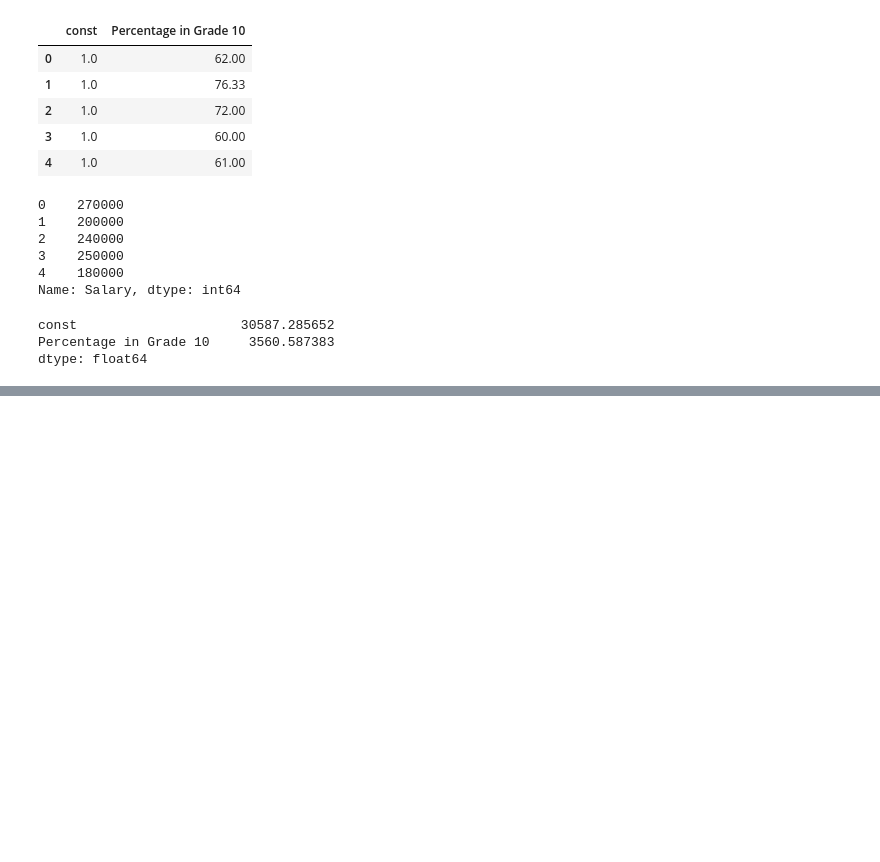
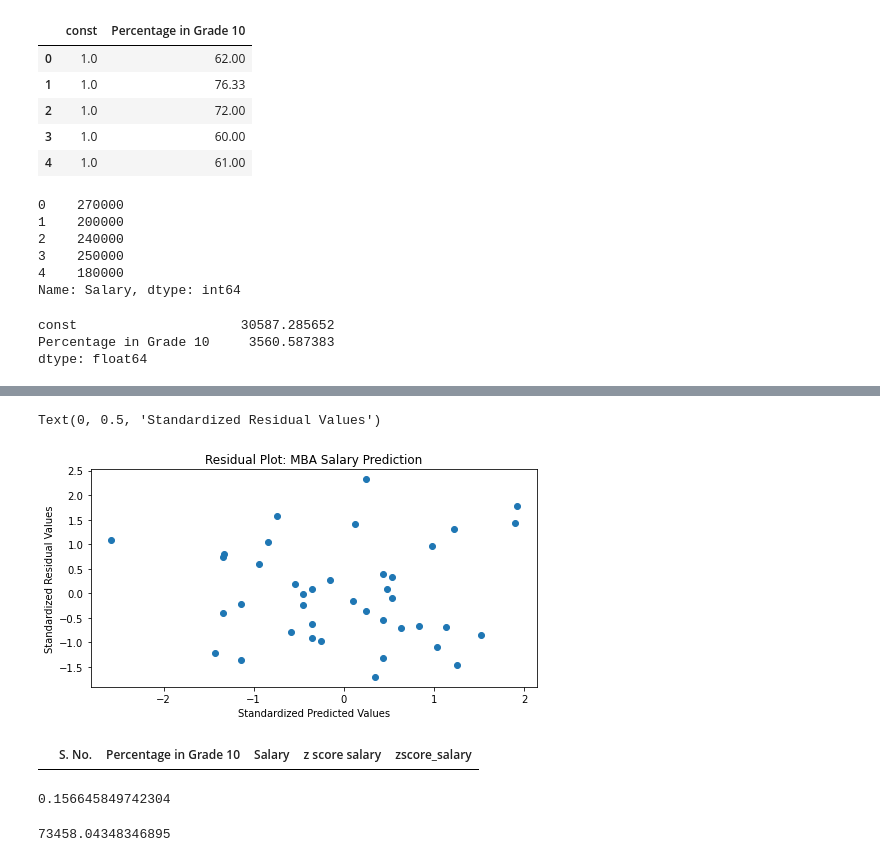
Before and after one commit to MihirD97/MLUsingPython, a Jupyter notebook: chap4_linear_regression.ipynb, the cells around one changed output, grey strips where cells are left out. Cells and saved outputs as stored; diff of their text form; code cells hidden in the pictures; blank space fills up the shorter version.

Commit message:
Update for Model analysis and prediction

```diff
--- a/chap4_linear_regression.ipynb
+++ b/chap4_linear_regression.ipynb
@@ -65,0 +76,17 @@ dtype: float64
+# %%
+#WE can conclude the CDF of residuals is pretty close to CDF of normal dist. SO assumption is valid
+#Now, lets check for homoscedasticity
+
+#first, lets create a func for standardized values
+def get_standardized_values(vals):
+    return (vals-vals.mean())/(vals.std())
+
+#Now lets plot stand. values of residuals vs stand. values of fitted values
+
+plt.scatter(get_standardized_values(mba_salary_lm.fittedvalues), get_standardized_values(mba_df_resid))
+plt.title("Residual Plot: MBA Salary Prediction")
+plt.xlabel('Standardized Predicted Values')
+plt.ylabel('Standardized Residual Values')
+# %% [output]
+Text(0, 0.5, 'Standardized Residual Values')
+[figure, added]
@@ -65,0 +95,11 @@ dtype: float64
+# %%
+#Outlier Analysis
+
+#1 Z-Score
+from scipy.stats import zscore
+mba_df['zscore_salary'] = zscore(mba_df.Salary)
+
+#Z score of more than 3 is considered outlier
+mba_df[(mba_df.zscore_salary > 3.0) | (mba_df.zscore_salary < -3.0)]
+# %% [output]
+|  | S. No. | Percentage in Grade 10 | Salary | z score salary | zscore_salary |
@@ -65,0 +113,13 @@ dtype: float64
+# %%
+#Now lets find error in pred
+#Findinf Root Mean Squared Error RMSE
+
+from sklearn.metrics import r2_score, mean_squared_error
+np.abs(r2_score(test_Y, pred_Y))
+# %% [output]
+0.156645849742304
+# %%
+# Lets calc the root mean square error
+np.sqrt(mean_squared_error(test_Y, pred_Y))
+# %% [output]
+73458.04348346895
```
Also changed, not shown: parts of 6 cells of this notebook.
